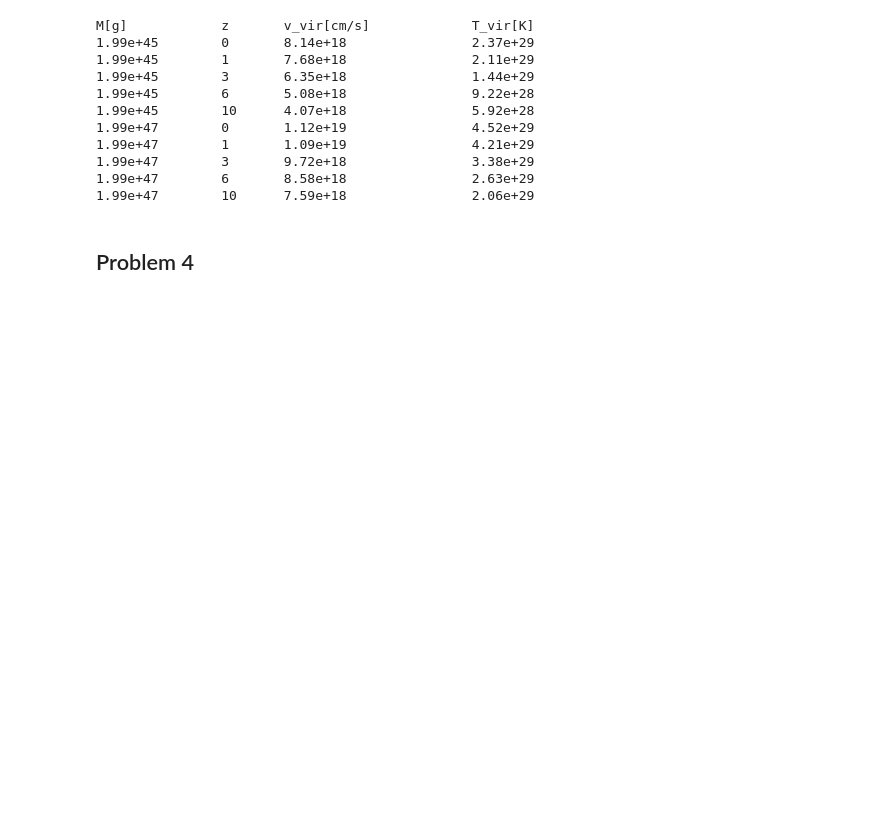
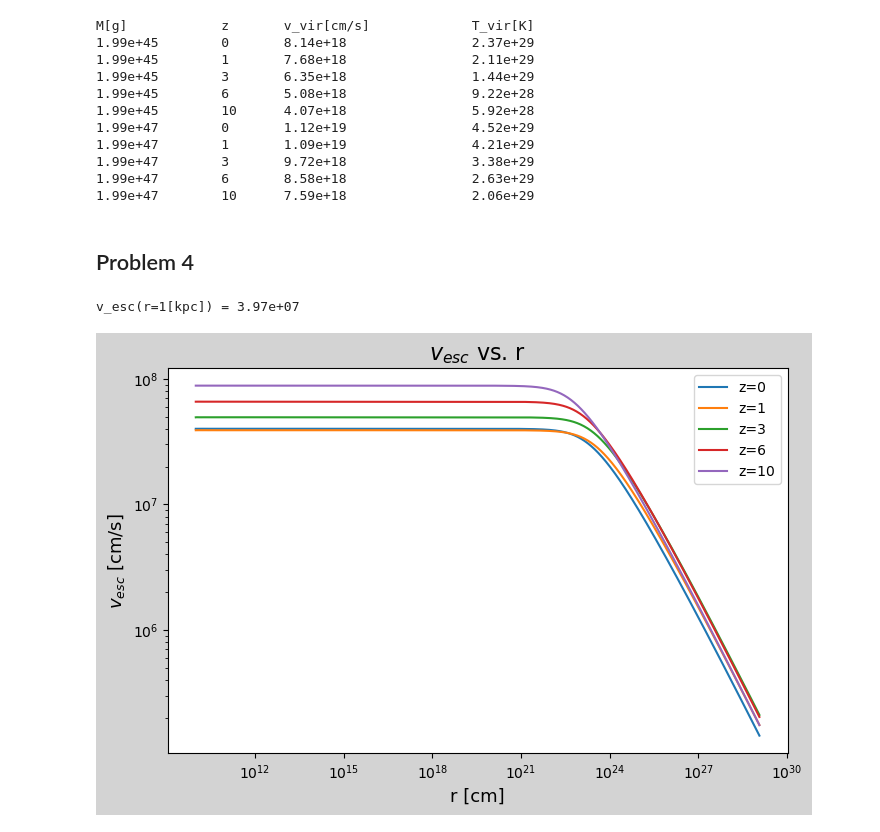
Before and after one commit to AutumnPearce/galaxies2025, a Jupyter notebook: hw3.ipynb, the cells around one changed output. Cells and saved outputs as stored; diff of their text form; code cells hidden in the pictures; blank space fills up the shorter version.

```diff
--- a/hw3.ipynb
+++ b/hw3.ipynb
@@ -316,3 +316,29 @@ M[g]            z       v_vir[cm/s]             T_vir[K]
 1.99e+47        10      7.59e+18                2.06e+29
 # %% [markdown]
 ## Problem 4
+# %%
+def v_esc(r, M=M, z=0):
+    return np.sqrt(-2*phi(r,M,z))
+
+fig,ax = plt.subplots(1, figsize=(8,5))
+fig.set_facecolor('lightgray')
+ax.set_title(r"$v_{esc}$ vs. r", fontsize=16)
+ax.set_xlabel('r [cm]', fontsize=13)
+ax.set_ylabel(r"$v_{esc}$ [cm/s]", fontsize=13)
+ax.set_yscale('log')
+ax.set_xscale('log')
+
+rs = np.logspace(10, 5 + np.log10(r_vir(M,0)), 1000)
+M = 1e12 * solar_mass
+
+for z in notable_zs:
+    v_es = [v_esc(r,M=M,z=z) for r in rs]
+    ax.plot(rs, v_es, label=f"z={z}")
+
+ax.legend()
+
+kpc = 3.08e21 # cm
+print(f"v_esc(r=1[kpc]) = {v_esc(r=1*kpc):.2e}")
+# %% [output]
+v_esc(r=1[kpc]) = 3.97e+07
+[figure, added]
```
Also changed, not shown: 2 other files.
